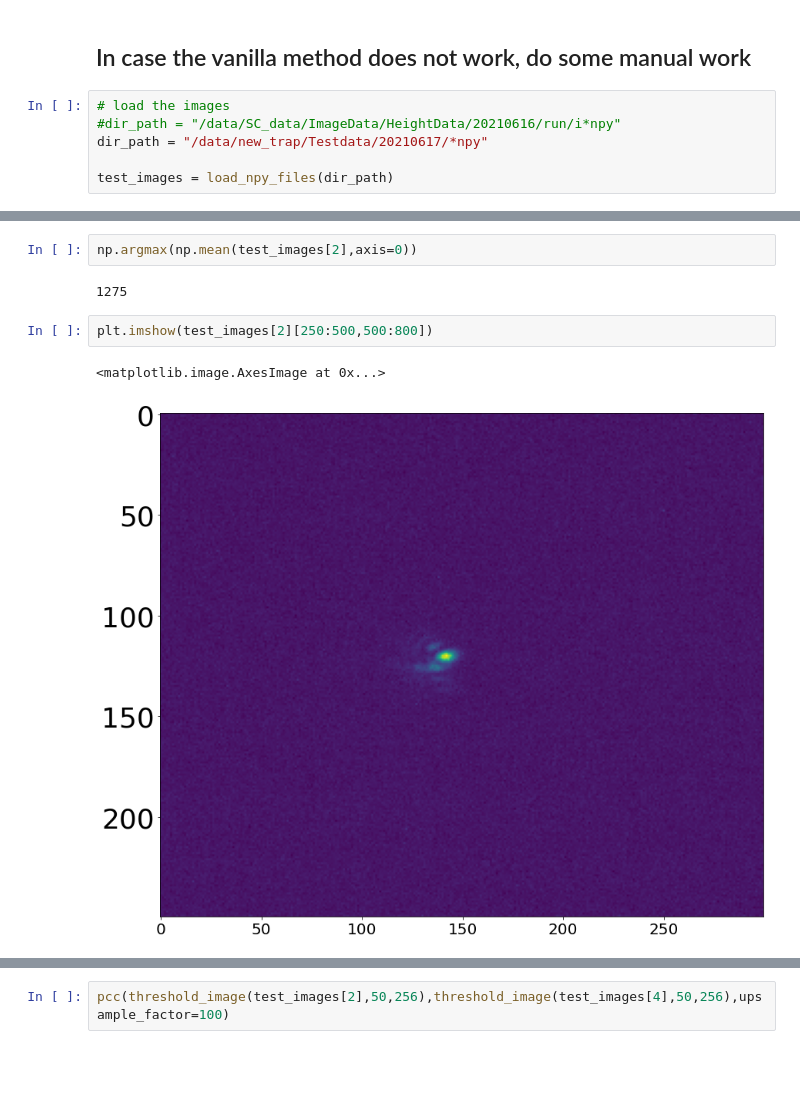
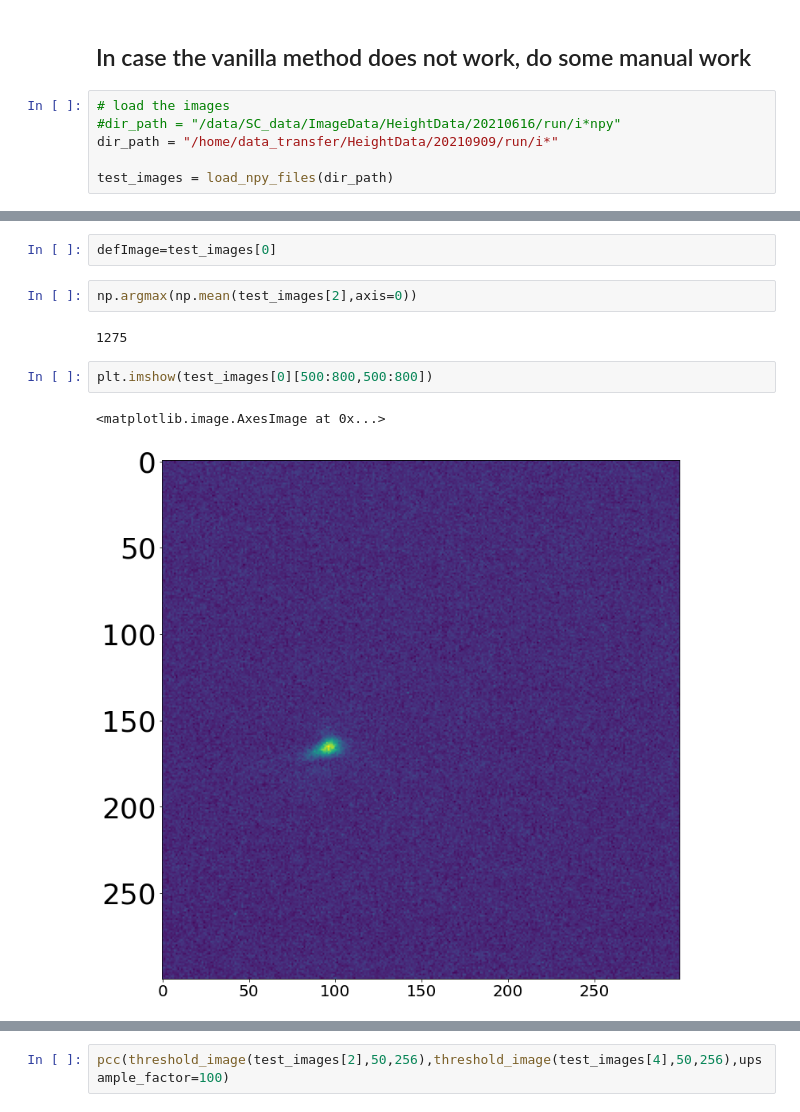
Before and after one commit to stanfordbeads/New_trap_code, a Jupyter notebook: Scripts/General_Height_Analysis_20210209.ipynb, the cells around one changed output, grey strips where cells are left out. Saved outputs shown, nothing was run; the diff lists cells and outputs as text; blank space fills up the shorter version.

```diff
--- a/Scripts/General_Height_Analysis_20210209.ipynb
+++ b/Scripts/General_Height_Analysis_20210209.ipynb
@@ -34,7 +61,7 @@ plt.show()
 # %%
 # load the images
 #dir_path = "/data/SC_data/ImageData/HeightData/20210616/run/i*npy"
-dir_path = "/data/new_trap/Testdata/20210617/*npy"
+dir_path = "/home/data_transfer/HeightData/20210909/run/i*"
 
 test_images = load_npy_files(dir_path)
 # %% [output]
@@ -48,9 +85,11 @@ test_images = load_npy_files(dir_path)
+# %%
+defImage=test_images[0]
 # %%
 np.argmax(np.mean(test_images[2],axis=0))
 # %% [output]
 1275
 # %%
-plt.imshow(test_images[2][250:500,500:800])
+plt.imshow(test_images[0][500:800,500:800])
 # %% [output]
 <matplotlib.image.AxesImage at 0x...>
-[figure, old version]
+[figure, new version]
```
Also changed, not shown: parts of 6 cells of this notebook, 44 other files.
